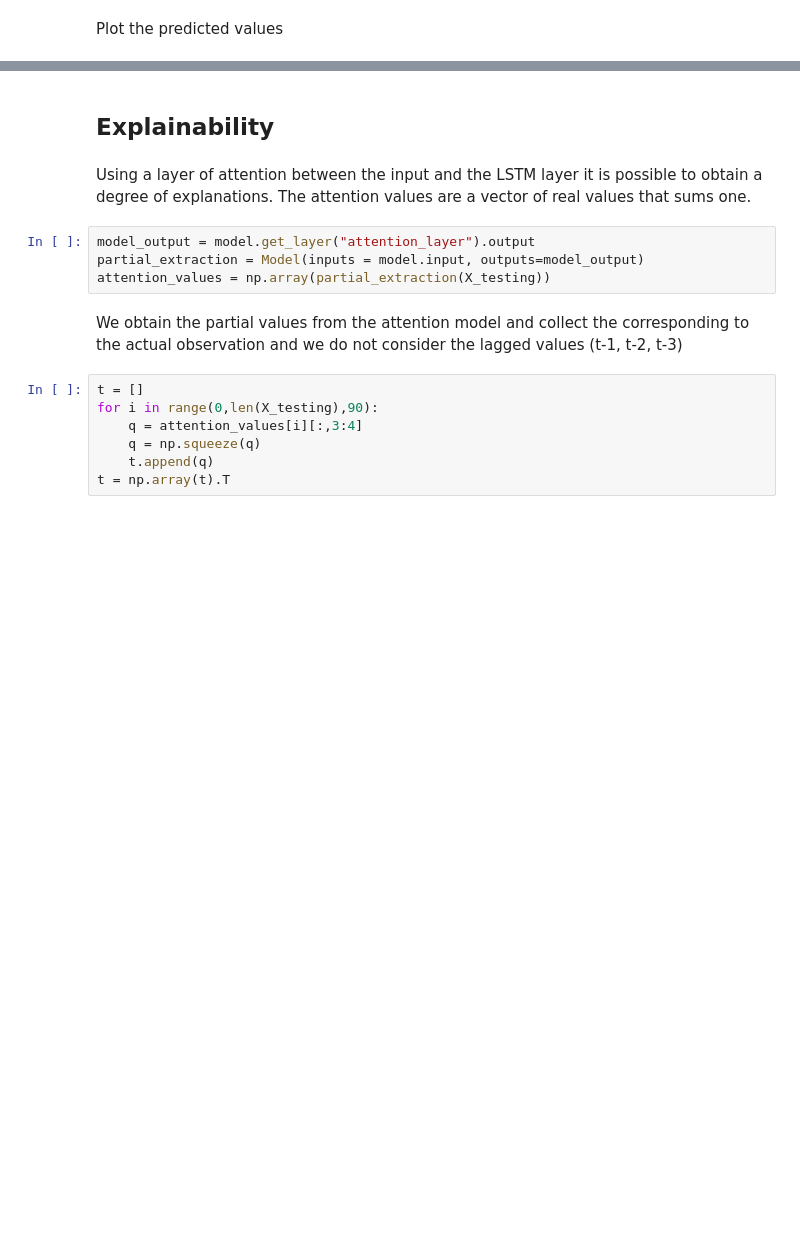
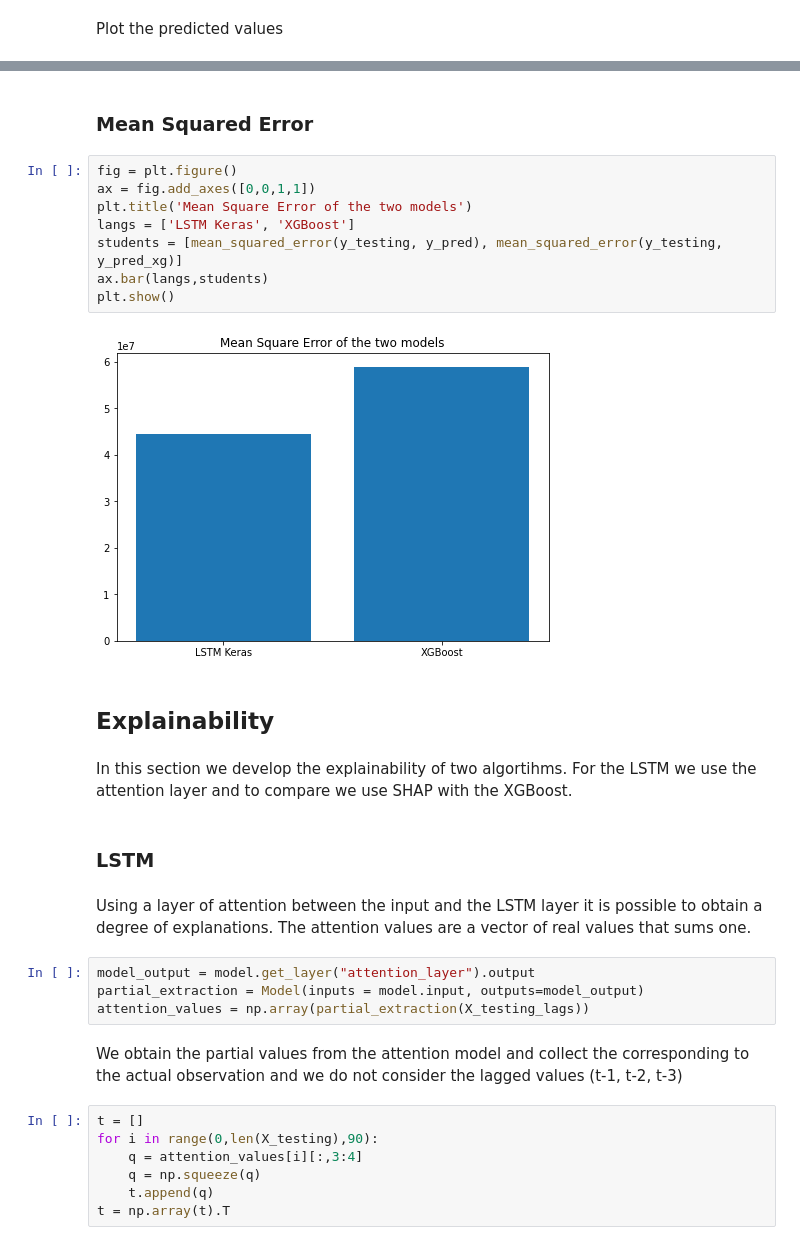
Before and after one commit to gonzalezcortes/LSTM_with_attention_layer, a Jupyter notebook: main.ipynb, the cells around one changed output, grey strips where cells are left out. Saved outputs shown, nothing was run; the diff lists cells and outputs as text; blank space fills up the shorter version.

```diff
--- a/main.ipynb
+++ b/main.ipynb
@@ -157,11 +241,27 @@ plt.legend()
+# %% [markdown]
+### Mean Squared Error
+# %%
+fig = plt.figure()
+ax = fig.add_axes([0,0,1,1])
+plt.title('Mean Square Error of the two models')
+langs = ['LSTM Keras', 'XGBoost']
+students = [mean_squared_error(y_testing, y_pred), mean_squared_error(y_testing, y_pred_xg)]
+ax.bar(langs,students)
+plt.show()
+# %% [output]
+[figure, added]
 # %% [markdown]
 ## Explainability
+# %% [markdown]
+In this section we develop the explainability of two algortihms. For the LSTM we use the attention layer and to compare we use SHAP with the XGBoost.
+# %% [markdown]
+### LSTM
 # %% [markdown]
 Using a layer of attention between the input and the LSTM layer it is possible to obtain a degree of explanations. The attention values are a vector of real values that sums one.
 # %%
 model_output = model.get_layer("attention_layer").output
 partial_extraction = Model(inputs = model.input, outputs=model_output)
-attention_values = np.array(partial_extraction(X_testing))
+attention_values = np.array(partial_extraction(X_testing_lags))
 # %% [markdown]
 We obtain the partial values from the attention model and collect the corresponding to the actual observation and we do not consider the lagged values (t-1, t-2, t-3)
 # %%
```
Also changed, not shown: parts of 31 cells of this notebook.
